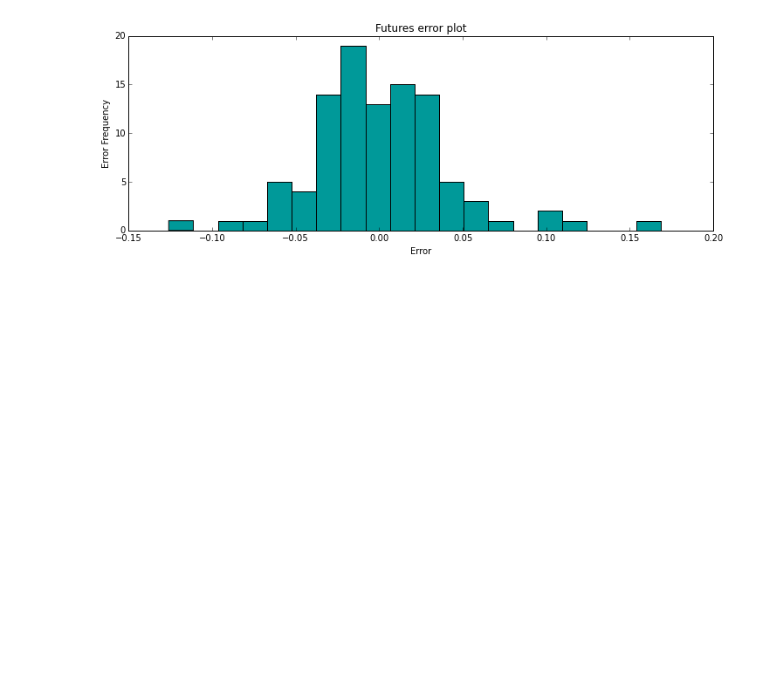
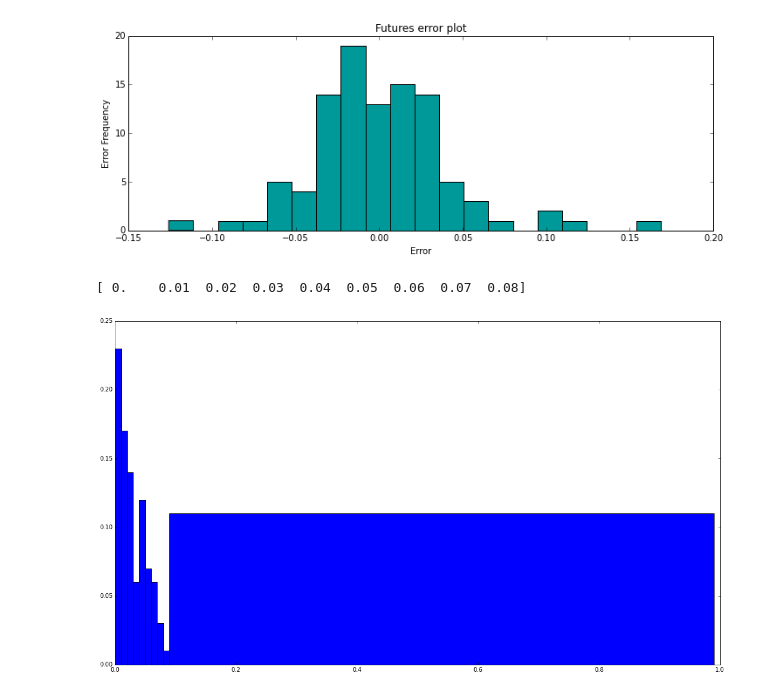
Before and after one commit to Sree-vathsan/CSE591-Data-Science-Project, a Jupyter notebook: FuturesContracts.ipynb, the cells around one changed output. Drawn from its saved outputs; the diff is of its cells as text; code cells hidden in the pictures; blank space fills up the shorter version.

Commit message:
Added the plot in futures

```diff
--- a/FuturesContracts.ipynb
+++ b/FuturesContracts.ipynb
@@ -392,3 +392,18 @@ Mean variance percentage 0.0311354118831
 Standard deviation 0.0418528300105
 the Predicted value is  1197.96318005
 [figure]
+# %%
+x = [0.01, 0.02, 0.03, 0.04, 0.05, 0.06, 0.07, 0.08, 0.09, 1.00]
+y = (0.23, 0.17, 0.14, 0.06, 0.12, 0.07, 0.06, 0.03, 0.01)#, 0.11)
+N = len(x)
+ind = np.arange(0,0.09,0.01)
+width = 0.01
+print(ind)
+fig, ax = plt.subplots()
+fig.set_size_inches(18.5,10.5)
+rects1 = ax.bar(ind, y, width, color='b')
+
+rects1 = ax.bar(0.09, 0.11, 0.9, color='b')
+# %% [output]
+[ 0.    0.01  0.02  0.03  0.04  0.05  0.06  0.07  0.08]
+[figure, added]
```
